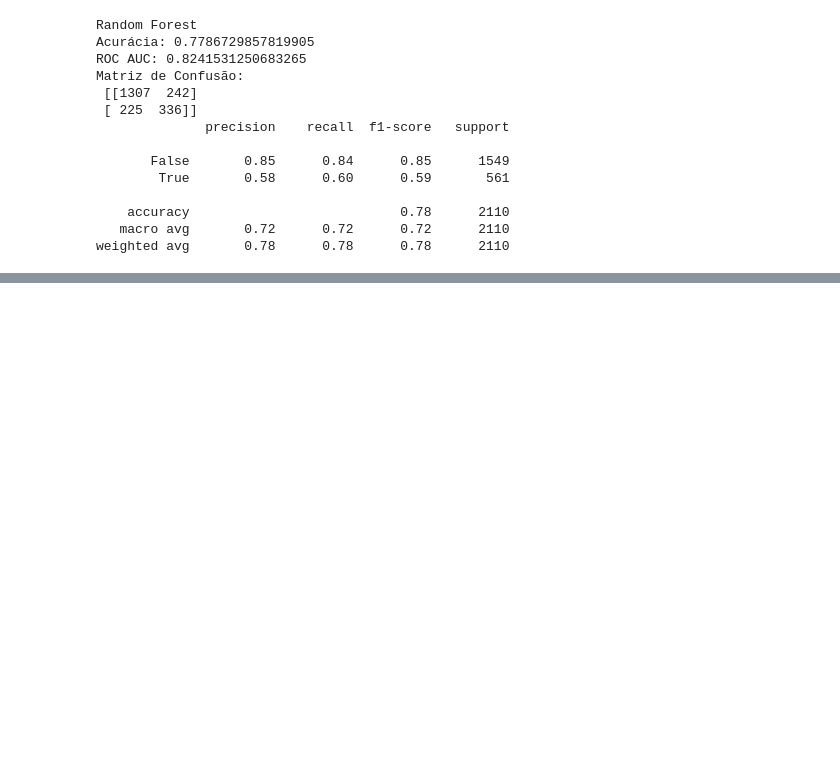
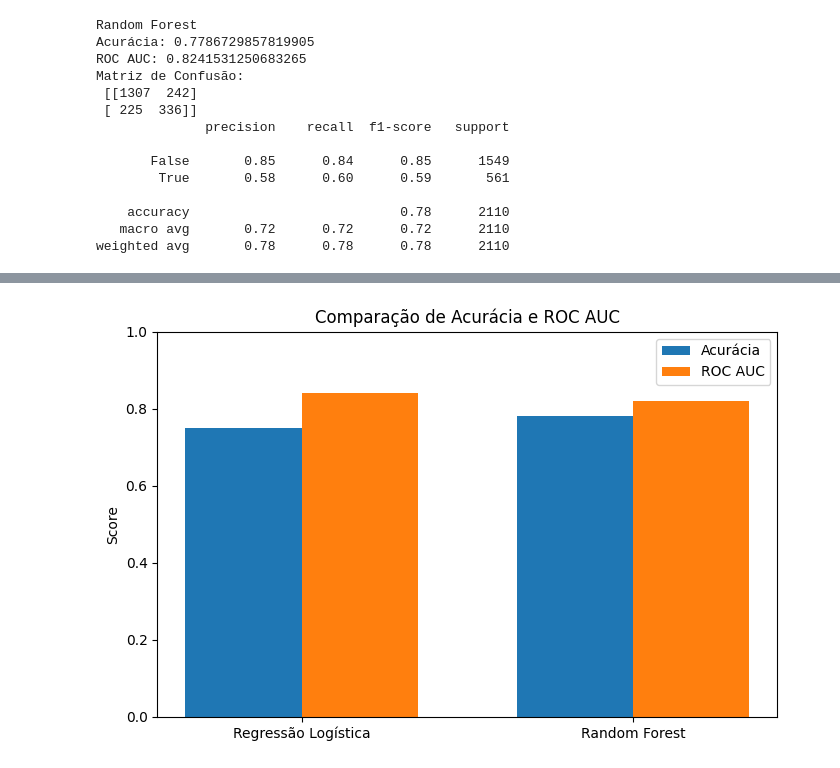
Before and after one commit to DuillesAD/Televcom_parte2, a Jupyter notebook: TelecomX_parte2.ipynb, the cells around one changed output, grey strips where cells are left out. Cells and saved outputs as stored; diff of their text form; code cells hidden in the pictures; blank space fills up the shorter version.

```diff
--- a/TelecomX_parte2.ipynb
+++ b/TelecomX_parte2.ipynb
@@ -462,0 +468,24 @@ weighted avg       0.78      0.78      0.78      2110
+# %%
+import matplotlib.pyplot as plt
+import numpy as np
+
+# Métricas extraídas
+models = ["Regressão Logística", "Random Forest"]
+accuracy = [0.75, 0.78]
+roc_auc = [0.84, 0.82]
+
+x = np.arange(len(models))
+width = 0.35
+
+plt.figure(figsize=(8,5))
+plt.bar(x - width/2, accuracy, width, label="Acurácia")
+plt.bar(x + width/2, roc_auc, width, label="ROC AUC")
+
+plt.ylabel("Score")
+plt.title("Comparação de Acurácia e ROC AUC")
+plt.xticks(x, models)
+plt.ylim(0,1)
+plt.legend()
+plt.show()
+# %% [output]
+[figure, added]
```
Also changed, not shown: parts of 6 cells of this notebook.
